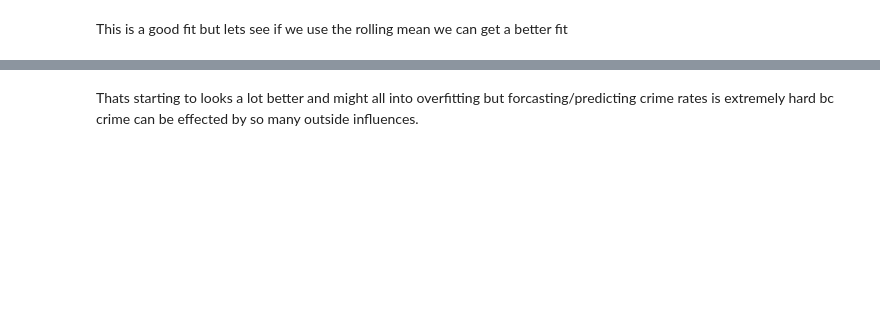
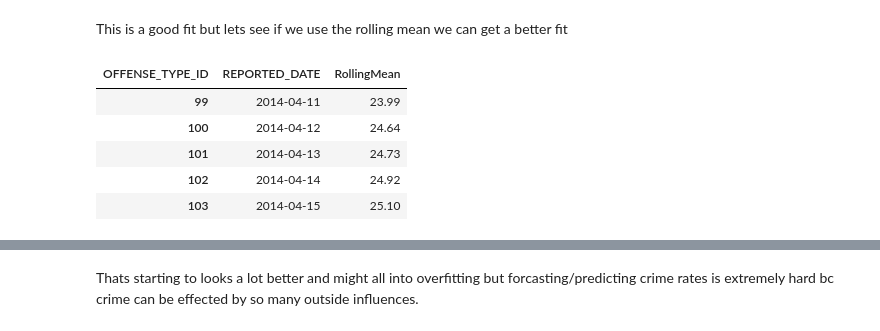
Before and after one commit to jmurray305/Data_Science_Practicum_I, a Jupyter notebook: LR.ipynb, the cells around one changed output, grey strips where cells are left out. Cells and saved outputs as stored; diff of their text form; code cells hidden in the pictures; blank space fills up the shorter version.

```diff
--- a/LR.ipynb
+++ b/LR.ipynb
@@ -385,6 +386,14 @@ This is a good fit but lets see if we use the rolling mean we can get a better f
 # %%
 new_data = t.iloc[99:]
 new_data = new_data[['REPORTED_DATE','RollingMean']]
+new_data.head()
+# %% [output]
+| OFFENSE_TYPE_ID | REPORTED_DATE | RollingMean |
+| 99 | 2014-04-11 | 23.99 |
+| 100 | 2014-04-12 | 24.64 |
+| 101 | 2014-04-13 | 24.73 |
+| 102 | 2014-04-14 | 24.92 |
+| 103 | 2014-04-15 | 25.10 |
 # %%
 #setting index
 new_data.index = new_data.REPORTED_DATE
```
Also changed, not shown: parts of 21 cells of this notebook, 2 other files.
